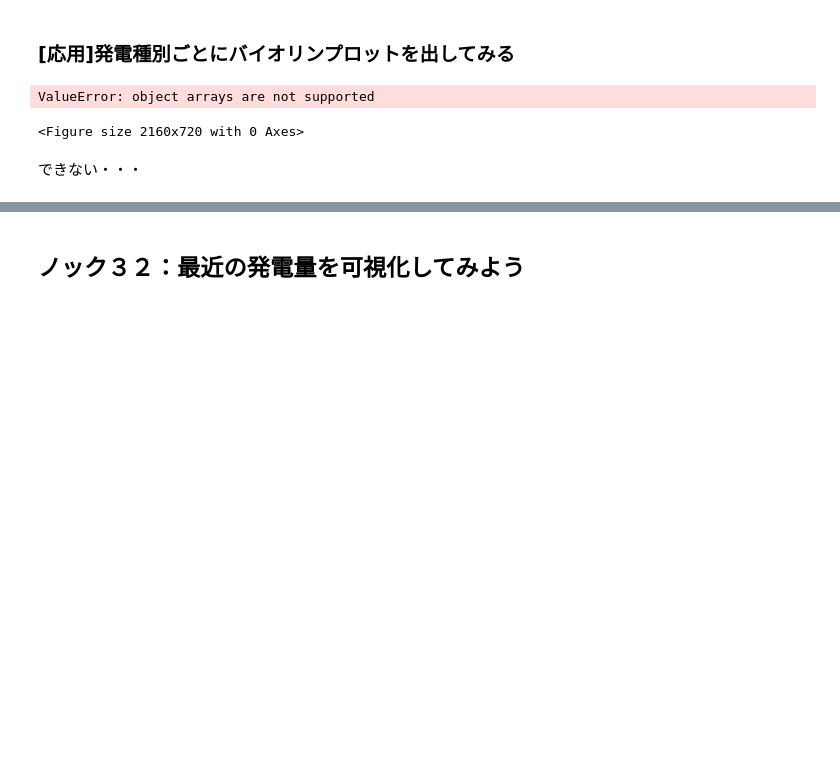
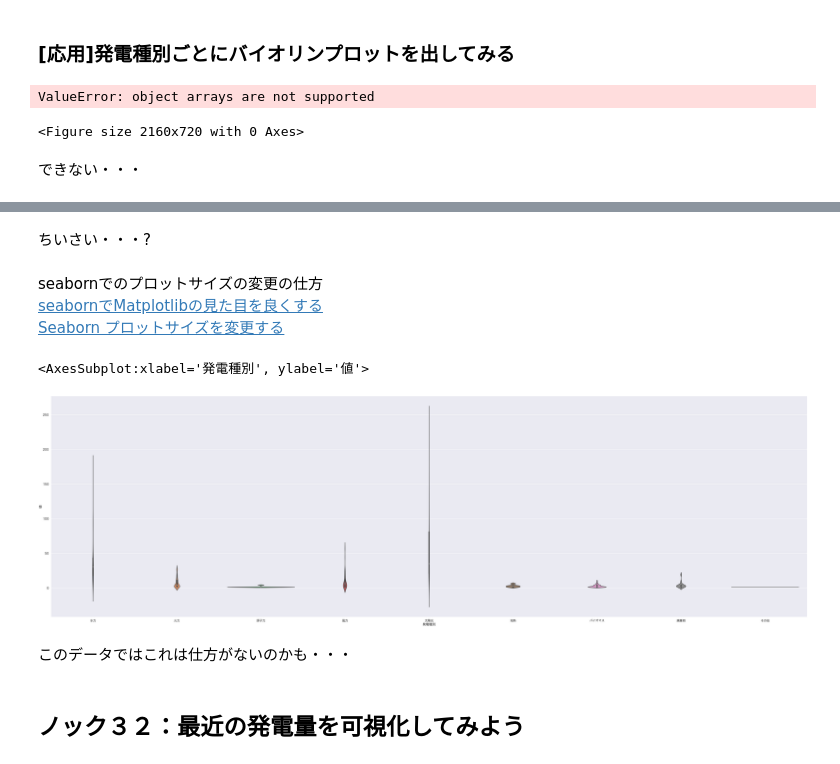
Before and after one commit to ayakamori0702/100knock-process-visualization, a Jupyter notebook: chapter-2/src/2章.ipynb, the cells around one changed output, grey strips where cells are left out. Saved outputs shown, nothing was run; the diff lists cells and outputs as text; code cells hidden in the pictures; blank space fills up the shorter version.

```diff
--- a/chapter-2/src/2章.ipynb
+++ b/chapter-2/src/2章.ipynb
@@ -556,2 +589,16 @@ ValueError: object arrays are not supported
+# %% [markdown]
+ちいさい・・・?
+# %% [markdown]
+seabornでのプロットサイズの変更の仕方
+[seabornでMatplotlibの見た目を良くする](https://note.nkmk.me/python-matplotlib-seaborn-basic/)
+[Seaborn プロットサイズを変更する](https://www.delftstack.com/ja/howto/seaborn/size-of-seaborn-plot/)
+# %%
+sns.set_context("poster")
+sns.violinplot(x=viz_data['発電種別'], y=viz_data['値'])
+# %% [output]
+<AxesSubplot:xlabel='発電種別', ylabel='値'>
+[figure, added]
+# %% [markdown]
+このデータではこれは仕方がないのかも・・・
 # %% [markdown]
 ## ノック３２：最近の発電量を可視化してみよう
```
Also changed, not shown: parts of 19 cells of this notebook, 6 other files.
